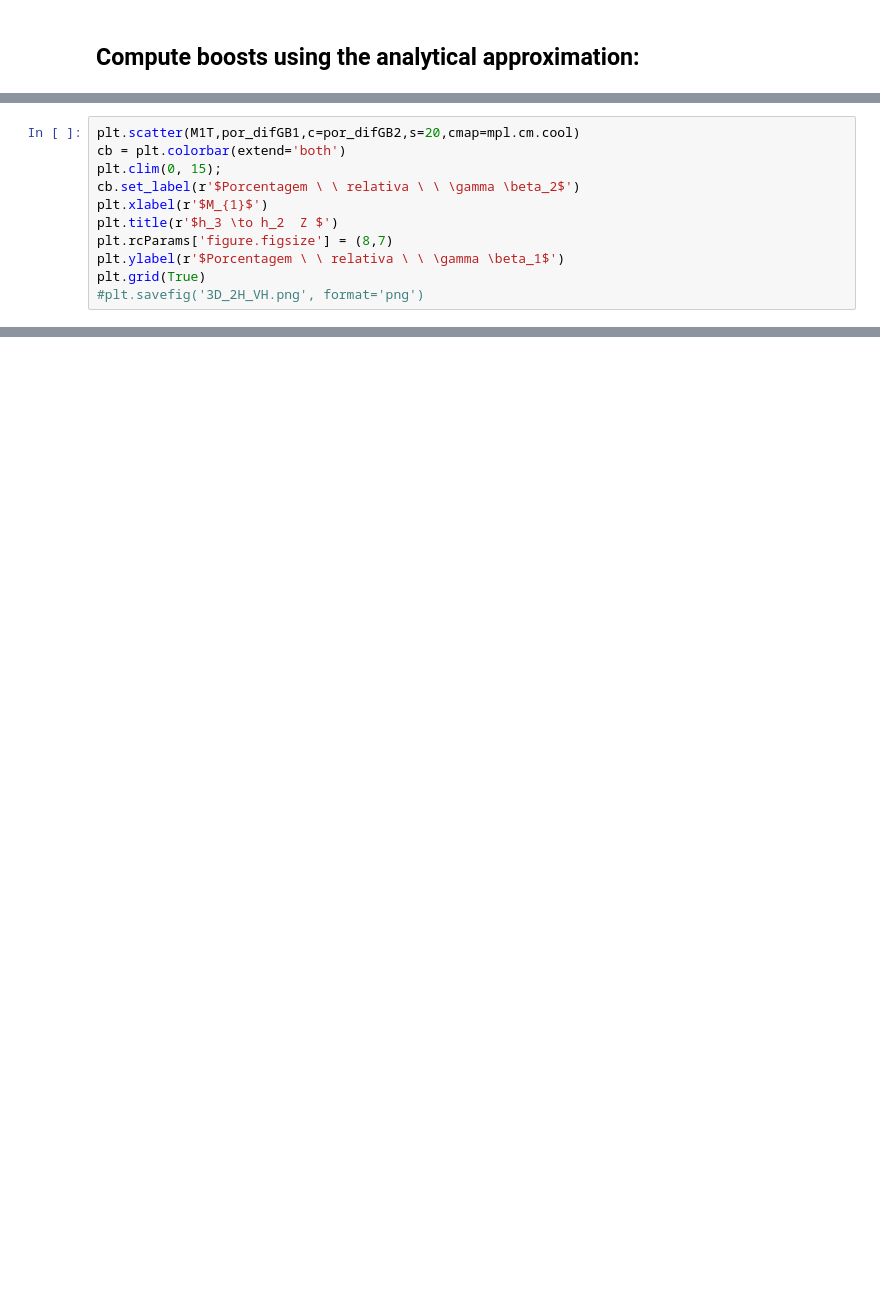
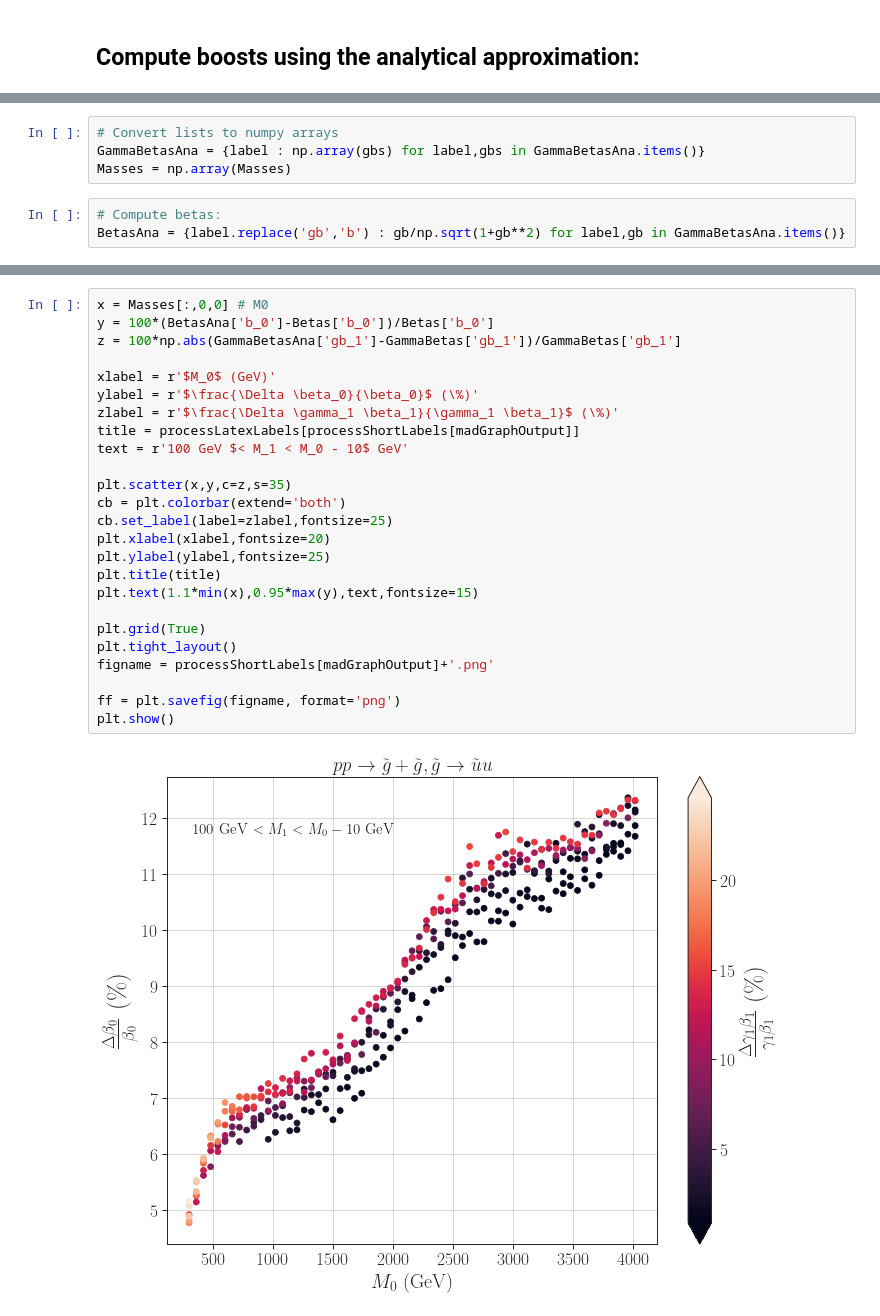
Before and after one commit to andlessa/boostingLLPs, a Jupyter notebook: validation/validationPlots.ipynb, the cells around one changed output, grey strips where cells are left out. Drawn from its saved outputs; the diff is of its cells as text; blank space fills up the shorter version.

```diff
--- a/validation/validationPlots.ipynb
+++ b/validation/validationPlots.ipynb
@@ -373,11 +107,0 @@ velof2 = AGammaBeta2/np.sqrt(1+AGammaBeta2**2)
-# %%
-plt.scatter(M1T,por_difGB1,c=por_difGB2,s=20,cmap=mpl.cm.cool)
-cb = plt.colorbar(extend='both')
-plt.clim(0, 15);
-cb.set_label(r'$Porcentagem \ \ relativa \ \ \gamma \beta_2$')
-plt.xlabel(r'$M_{1}$')
-plt.title(r'$h_3 \to h_2  Z $')
-plt.rcParams['figure.figsize'] = (8,7)
-plt.ylabel(r'$Porcentagem \ \ relativa \ \ \gamma \beta_1$')
-plt.grid(True)
-#plt.savefig('3D_2H_VH.png', format='png')
@@ -385,0 +144,7 @@ plt.grid(True)
+# %%
+# Convert lists to numpy arrays
+GammaBetasAna = {label : np.array(gbs) for label,gbs in GammaBetasAna.items()}
+Masses = np.array(Masses)
+# %%
+# Compute betas:
+BetasAna = {label.replace('gb','b') : gb/np.sqrt(1+gb**2) for label,gb in GammaBetasAna.items()}
@@ -385,0 +153,27 @@ plt.grid(True)
+# %%
+x = Masses[:,0,0] # M0
+y = 100*(BetasAna['b_0']-Betas['b_0'])/Betas['b_0']
+z = 100*np.abs(GammaBetasAna['gb_1']-GammaBetas['gb_1'])/GammaBetas['gb_1']
+
+xlabel = r'$M_0$ (GeV)'
+ylabel = r'$\frac{\Delta \beta_0}{\beta_0}$ (\%)'
+zlabel = r'$\frac{\Delta \gamma_1 \beta_1}{\gamma_1 \beta_1}$ (\%)'
+title = processLatexLabels[processShortLabels[madGraphOutput]]
+text = r'100 GeV $< M_1 < M_0 - 10$ GeV'
+
+plt.scatter(x,y,c=z,s=35)
+cb = plt.colorbar(extend='both')
+cb.set_label(label=zlabel,fontsize=25)
+plt.xlabel(xlabel,fontsize=20)
+plt.ylabel(ylabel,fontsize=25)
+plt.title(title)
+plt.text(1.1*min(x),0.95*max(y),text,fontsize=15)
+
+plt.grid(True)
+plt.tight_layout()
+figname = processShortLabels[madGraphOutput]+'.png'
+
+ff = plt.savefig(figname, format='png')
+plt.show()
+# %% [output]
+[figure, added]
```
Also changed, not shown: parts of 30 cells of this notebook, 1 other file.
